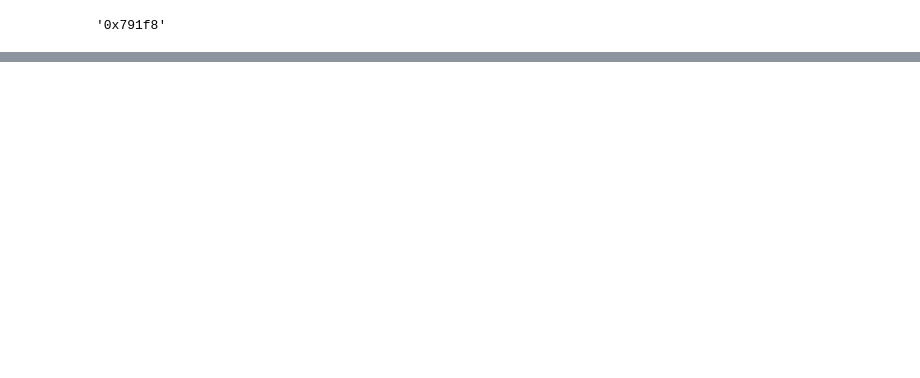
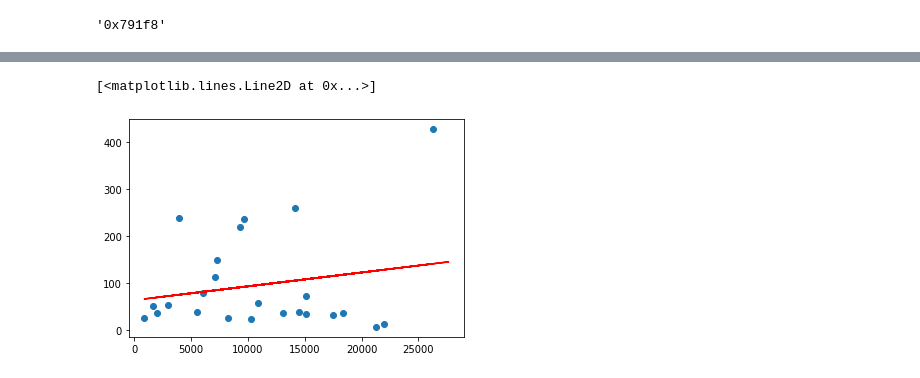
Before and after one commit to aremath/sm_rando, a Jupyter notebook: LSNES_data.ipynb, the cells around one changed output, grey strips where cells are left out. Drawn from its saved outputs; the diff is of its cells as text; code cells hidden in the pictures; blank space fills up the shorter version.

```diff
--- a/LSNES_data.ipynb
+++ b/LSNES_data.ipynb
@@ -586,0 +590,15 @@ r, p
+# %%
+map_item_distance = []
+# %%
+# Abstract Distance w/ items
+for i, (f1, f2) in enumerate(zip(s1, s2)):
+    print(i)
+    # Map BFS Distance
+    i1, _ = abstractify_items(data[f1, :])
+    p1 = frame_to_position(f1, i1)
+    i2, _ = abstractify_items(data[f2, :])
+    p2 = frame_to_position(f2, i2)
+    d = position_distance(p1, p2)
+    map_item_distance.append(d)
+    if d == float("inf"):
+        print(p1, p2)
@@ -586,0 +624,7 @@ r, p
+# %%
+scatter(d1[:24], map_item_distance)
+m, b, r, p, stderr = linregress(np.array(d1[:24]), np.array(map_item_distance))
+plt.plot(np.array(d1), m * np.array(d1) + b, c="r")
+# %% [output]
+[<matplotlib.lines.Line2D at 0x...>]
+[figure, added]
```
Also changed, not shown: parts of 23 cells of this notebook, 18 other files.
